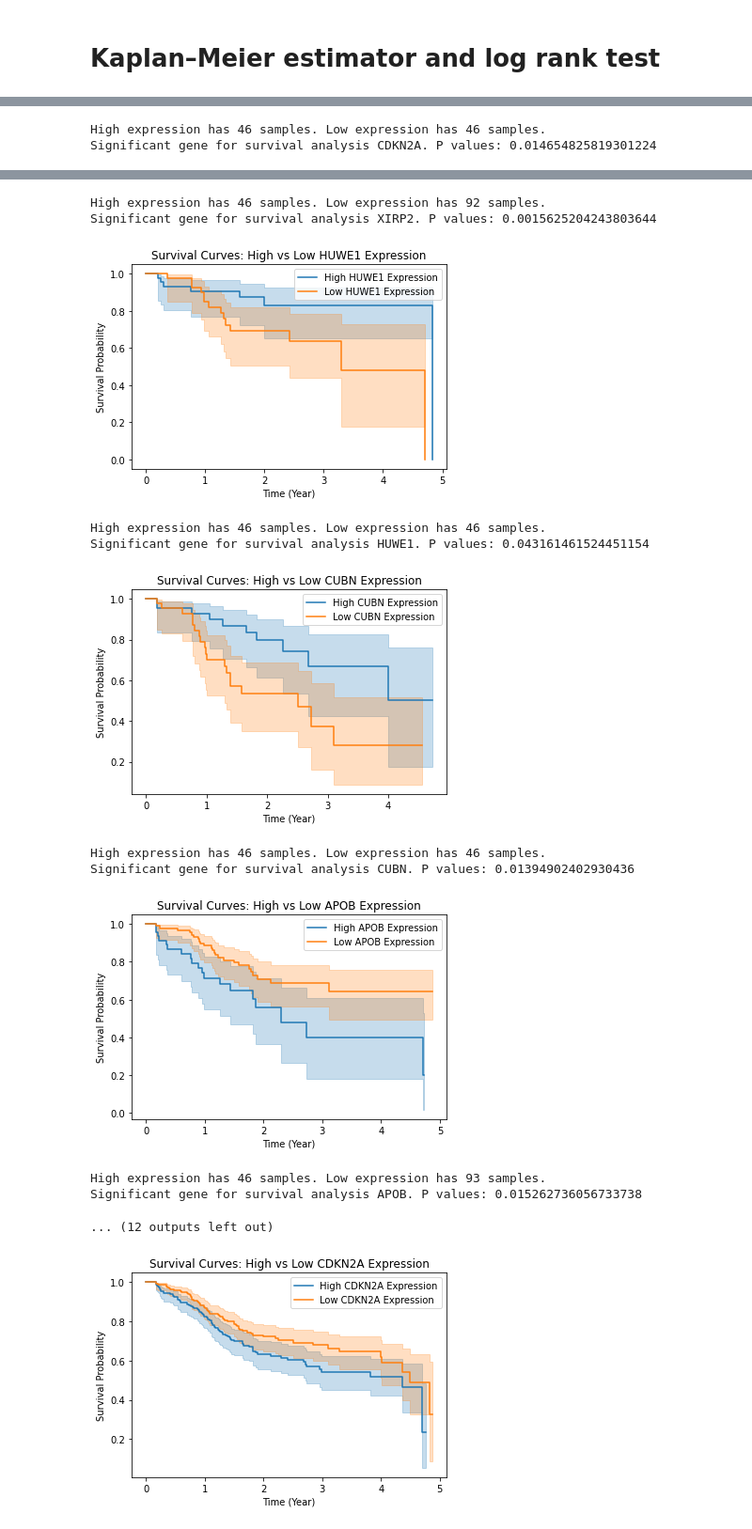
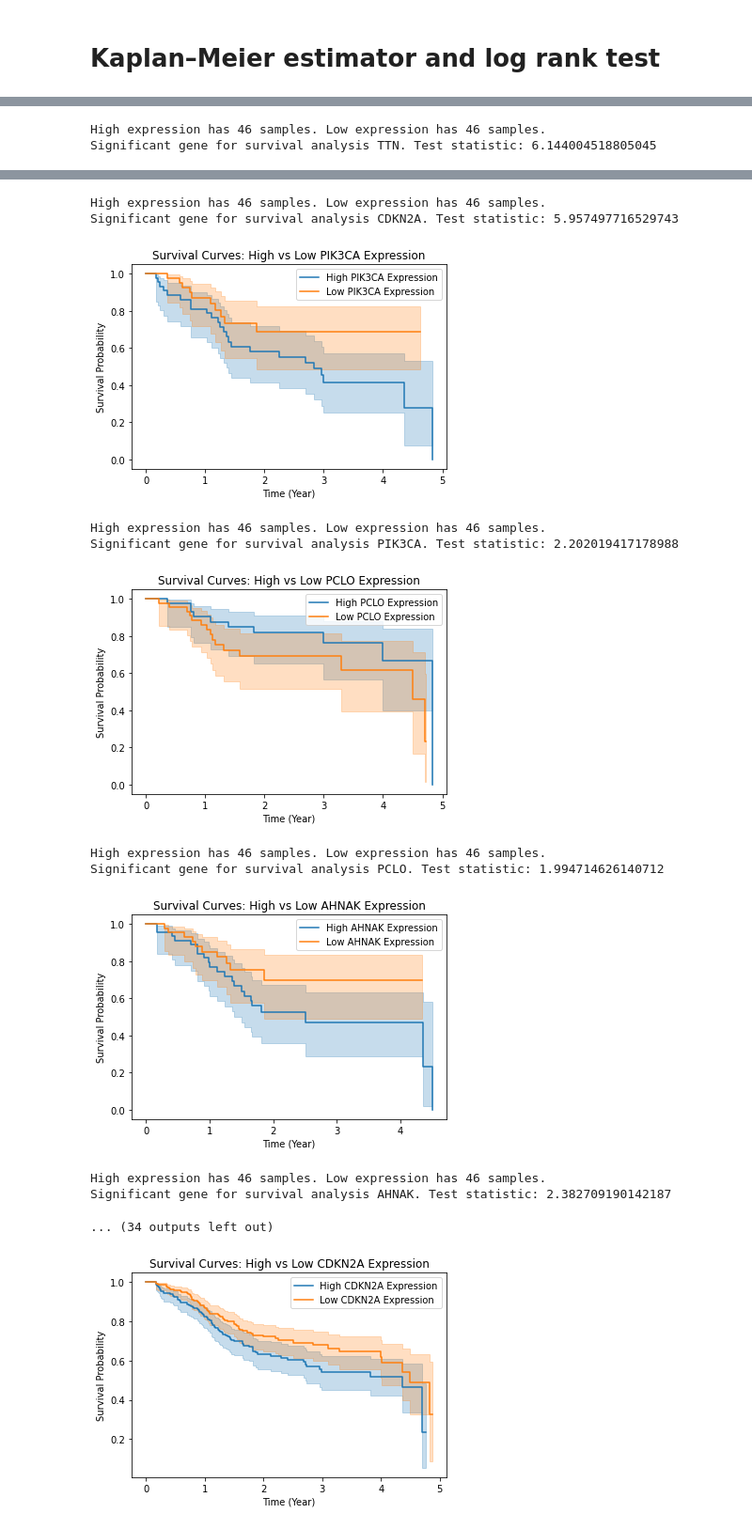
Before and after one commit to Enable72/ECE204-PROJECT4, a Jupyter notebook: gene expression analysis.ipynb, the cells around one changed output, grey strips where cells are left out. Shown at 94% size. Cells and saved outputs as stored; diff of their text form; code cells hidden in the pictures.

```diff
--- a/gene expression analysis.ipynb
+++ b/gene expression analysis.ipynb
@@ -277,8 +277,8 @@ for i in gene_list:
         # logrank
         results = logrank_test(high_expression['DSS.time'], low_expression['DSS.time'],
                        high_expression['DSS'], low_expression['DSS'])
-        pvalue = results.p_value
-        if pvalue < 0.05:
+        z_value = results.test_statistic
+        if z_value > 1.96 or z_value < -1.96:
             kmf = KaplanMeierFitter()
 
             # Fit the survival curves for high and low expression groups
@@ -298,5 +298,5 @@ for i in gene_list:
             plt.show()
             print('High expression has ' + str(len(high_expression)) + ' samples. Low expression has '
                   + str(len(low_expression)) + ' samples.')
-            print("Significant gene for survival analysis " + i + ". P values: " + str(pvalue))
+            print("Significant gene for survival analysis " + i + ". Test statistic: " + str(z_value))
 # %% [output]
@@ -307,2 +307,2 @@ Significant gene for survival analysis TTN. P values: 0.013185837157289198
 High expression has 46 samples. Low expression has 46 samples.
-Significant gene for survival analysis CDKN2A. P values: 0.014654825819301224
+Significant gene for survival analysis TTN. Test statistic: 6.144004518805045
@@ -310,15 +310,15 @@ Significant gene for survival analysis CDKN2A. P values: 0.014654825819301224
-High expression has 46 samples. Low expression has 92 samples.
-Significant gene for survival analysis XIRP2. P values: 0.0015625204243803644
+High expression has 46 samples. Low expression has 46 samples.
+Significant gene for survival analysis CDKN2A. Test statistic: 5.957497716529743
-[figure, old version]
+[figure, new version]
 High expression has 46 samples. Low expression has 46 samples.
-Significant gene for survival analysis HUWE1. P values: 0.043161461524451154
+Significant gene for survival analysis PIK3CA. Test statistic: 2.202019417178988
-[figure, old version]
+[figure, new version]
 High expression has 46 samples. Low expression has 46 samples.
-Significant gene for survival analysis CUBN. P values: 0.01394902402930436
+Significant gene for survival analysis PCLO. Test statistic: 1.994714626140712
-[figure, old version]
+[figure, new version]
-High expression has 46 samples. Low expression has 93 samples.
-Significant gene for survival analysis APOB. P values: 0.015262736056733738
+High expression has 46 samples. Low expression has 46 samples.
+Significant gene for survival analysis AHNAK. Test statistic: 2.382709190142187
-... (12 outputs left out)
+... (34 outputs left out)
 # %%
 median_value = merged_data['CDKN2A'].median()
 #Split the data into high and low TP53 expression groups
```
Also changed, not shown: parts of 1 cell of this notebook.
